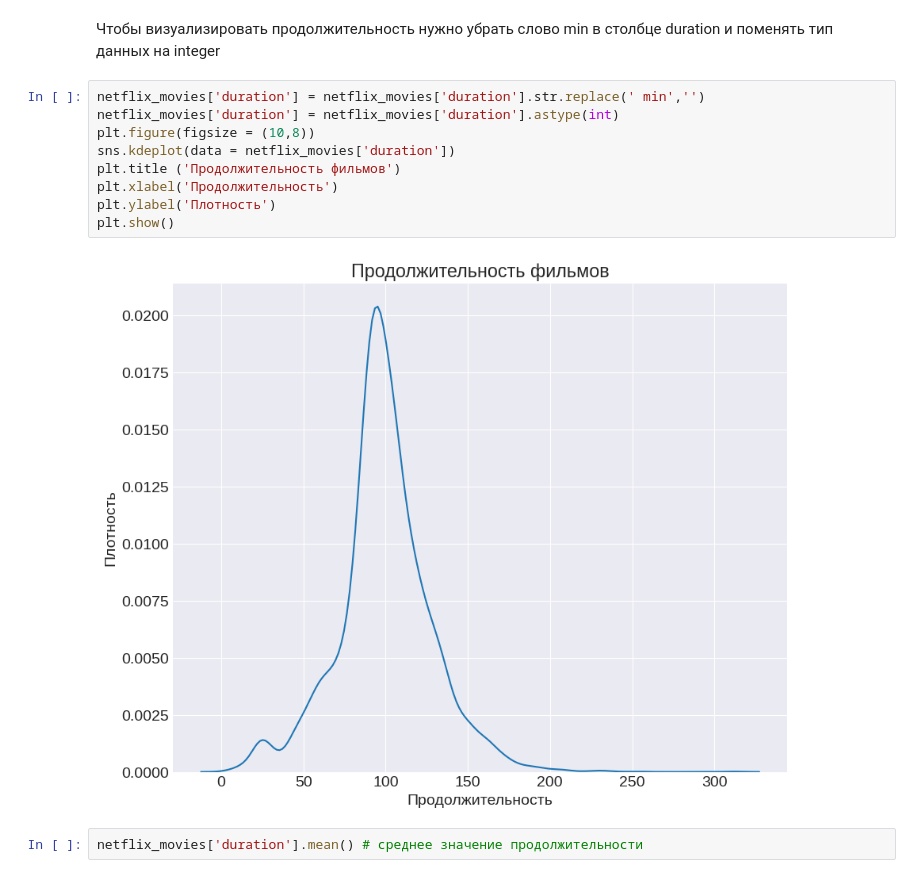
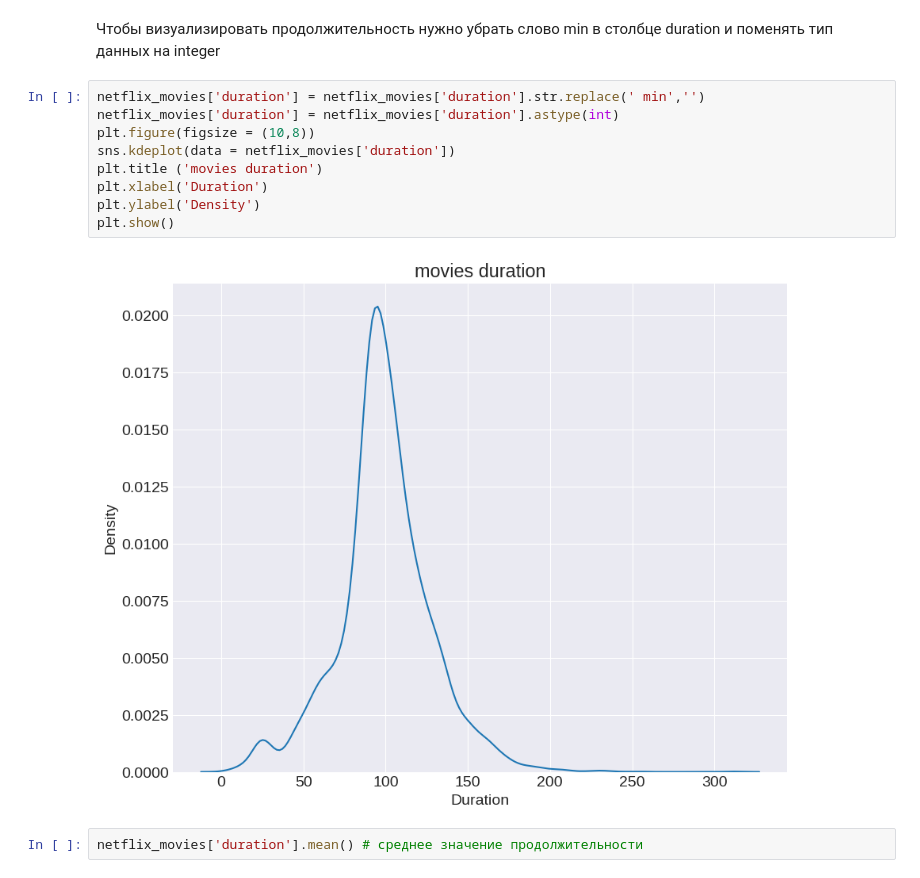
Before and after one commit to AlexaZebra/Coursework, a Jupyter notebook: EDA_Netflix.ipynb, the cells around one changed output. Saved outputs shown, nothing was run; the diff lists cells and outputs as text.

```diff
--- a/EDA_Netflix.ipynb
+++ b/EDA_Netflix.ipynb
@@ -365,14 +364,14 @@ plt.show()
 # %%
 netflix_movies['duration'] = netflix_movies['duration'].str.replace(' min','')
 netflix_movies['duration'] = netflix_movies['duration'].astype(int)
 plt.figure(figsize = (10,8))
 sns.kdeplot(data = netflix_movies['duration'])
-plt.title ('Продолжительность фильмов')
-plt.xlabel('Продолжительность')
-plt.ylabel('Плотность')
+plt.title ('movies duration')
+plt.xlabel('Duration')
+plt.ylabel('Density')
 plt.show()
 # %% [output]
-[figure, old version]
+[figure, new version]
 # %%
 netflix_movies['duration'].mean() # среднее значение продолжительности
 # %% [output]
```
Also changed, not shown: parts of 9 cells of this notebook.
